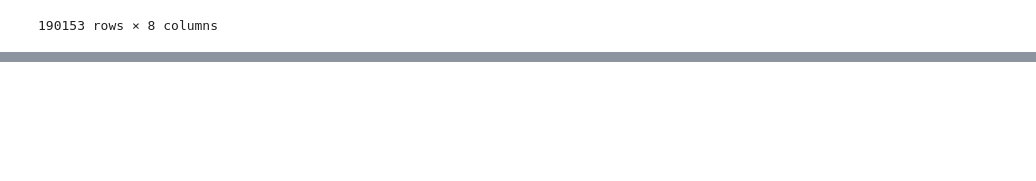
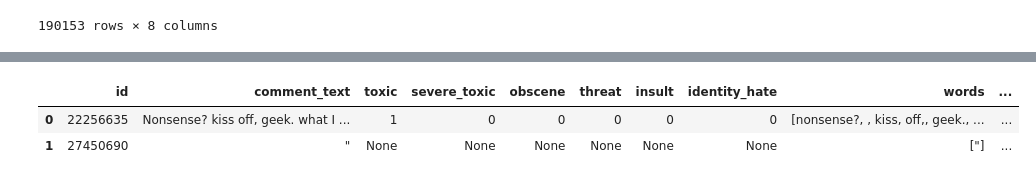
Before and after one commit to priyamatnani/kaggle_toxic_xomment, a Jupyter notebook: kaggle_toxic.ipynb, the cells around one changed output, grey strips where cells are left out. Saved outputs shown, nothing was run; the diff lists cells and outputs as text; code cells hidden in the pictures; blank space fills up the shorter version.

```diff
--- a/kaggle_toxic.ipynb
+++ b/kaggle_toxic.ipynb
@@ -181,0 +229,5 @@ TypeError: 'Column' object is not callable
+# %%
+# we will remove words that appear in 5 docs or less
+cv = CountVectorizer(minTF=1., minDF=5., vocabSize=2**17)\
+  .setInputCol("filtered") \
+  .setOutputCol("tf")
@@ -181,0 +236,2 @@ TypeError: 'Column' object is not callable
+# %%
+cv_pipeline = Pipeline(stages=[tokenizer, sw_filter, cv]).fit(df_spark_notNull)
@@ -181,0 +259,13 @@ TypeError: 'Column' object is not callable
+# %%
+from pyspark.ml.feature import IDF
+idf = IDF().\
+    setInputCol('tf').\
+    setOutputCol('tfidf')
+# %%
+idf_pipeline = Pipeline(stages=[cv_pipeline, idf]).fit(df_spark_notNull)
+# %%
+idf_pipeline.transform(df_spark_notNull).limit(2).toPandas()
+# %% [output]
+|  | id | comment_text | toxic | severe_toxic | obscene | threat | insult | identity_hate | words | ... |
+| 0 | 22256635 | Nonsense? kiss off, geek. what I ... | 1 | 0 | 0 | 0 | 0 | 0 | [nonsense?, , kiss, off,, geek., ... | ... |
+| 1 | 27450690 | " | None | None | None | None | None | None | ["] | ... |
```
Also changed, not shown: parts of 13 cells of this notebook.
